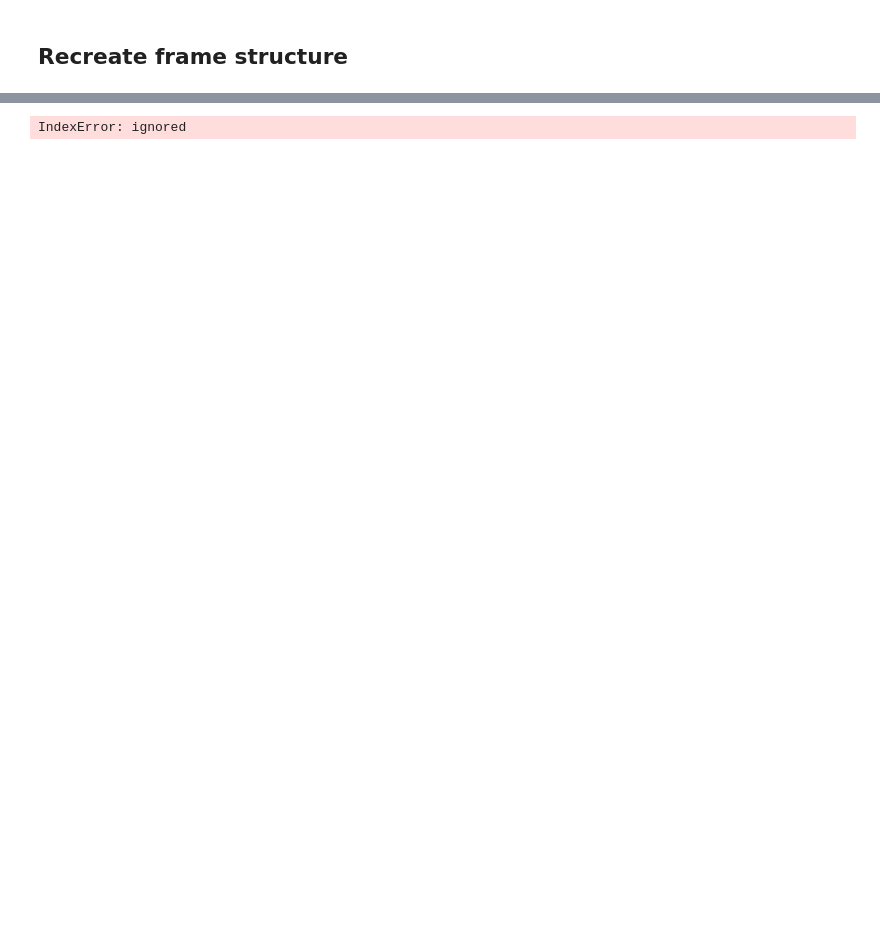
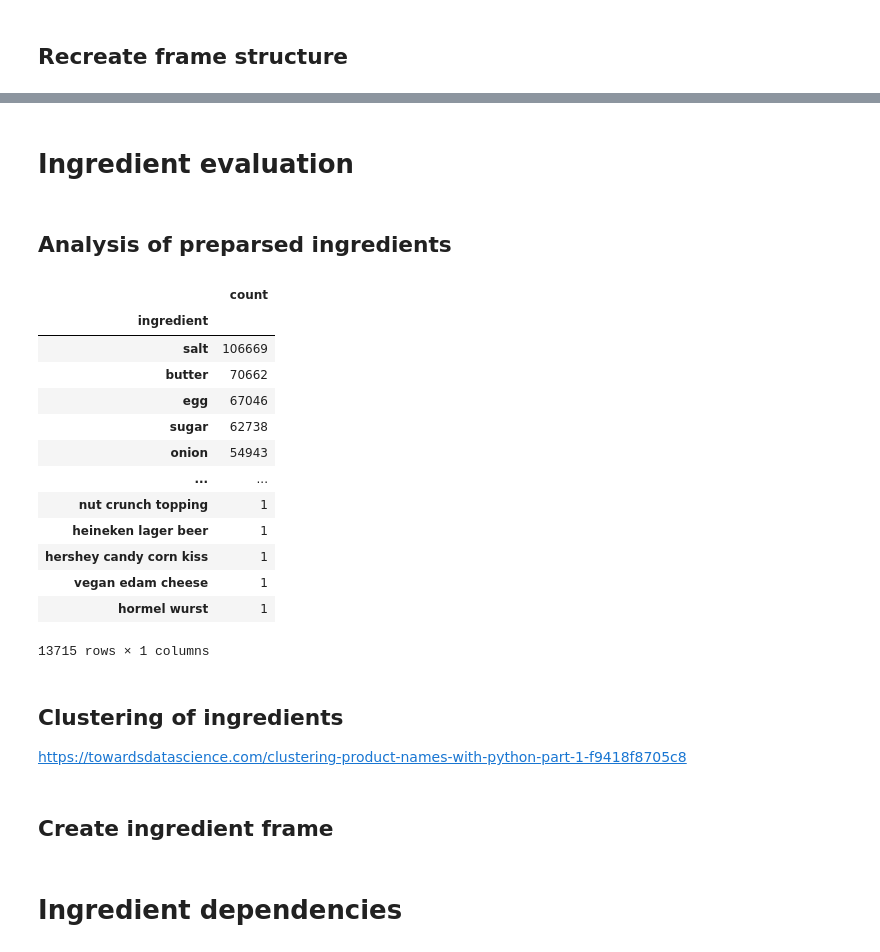
Before and after one commit to mscholl96/mad-recime, a Jupyter notebook: data/recipe1M/parser/ingEval.ipynb, the cells around one changed output, grey strips where cells are left out. Cells and saved outputs as stored; diff of their text form; code cells hidden in the pictures; blank space fills up the shorter version.

```diff
--- a/data/recipe1M/parser/ingEval.ipynb
+++ b/data/recipe1M/parser/ingEval.ipynb
@@ -82,6 +112,7 @@ re.findall('[0-9]"', teststr)
 def postproc_ings(row):
   #ingredient = re.sub(r'[0-9]"', re.findall('[0-9]"', ingredient)[0].replace('"', ' - inch'), ingredient) # to be done
   # removal " to inch
+  ingredient = row['ingredient']
   ingredient = re.sub(r'"', ' - inch', ingredient)
   # replacement 'half and half' to 'half and half cream'
   ingredient = re.sub(r'half - and - half(?!cream)$', 'half - and - half cream', ingredient)
@@ -89,5 +120,29 @@ def postproc_ings(row):
 
 # baseFrame['ingredient'] = baseFrame.apply(lambda row: postproc_ings(row), axis=1)
 # baseFrame
-# %% [output]
-IndexError: ignored
+# %% [markdown]
+# Ingredient evaluation
+# %% [markdown]
+## Analysis of preparsed ingredients
+# %%
+baseFrame['ingredient'].value_counts().to_frame().rename(columns={'ingredient': 'count'}).rename_axis('ingredient')
+# %% [output]
+|  | count |
+| ingredient |  |
+| salt | 106669 |
+| butter | 70662 |
+| egg | 67046 |
+| sugar | 62738 |
+| onion | 54943 |
+| ... | ... |
+| nut crunch topping | 1 |
+| heineken lager beer | 1 |
+| hershey candy corn kiss | 1 |
+| vegan edam cheese | 1 |
+| hormel wurst | 1 |
+13715 rows × 1 columns
+# %% [markdown]
+## Clustering of ingredients
+https://towardsdatascience.com/clustering-product-names-with-python-part-1-f9418f8705c8
+# %% [markdown]
+## Create ingredient frame
@@ -94,3 +153,5 @@ IndexError: ignored
+# %% [markdown]
+# Ingredient dependencies
 # %%
 def get_ingredient_combinations(ings):
   '''create list of ingredient combination tuples for each recipe'''
```
Also changed, not shown: parts of 18 cells of this notebook.
